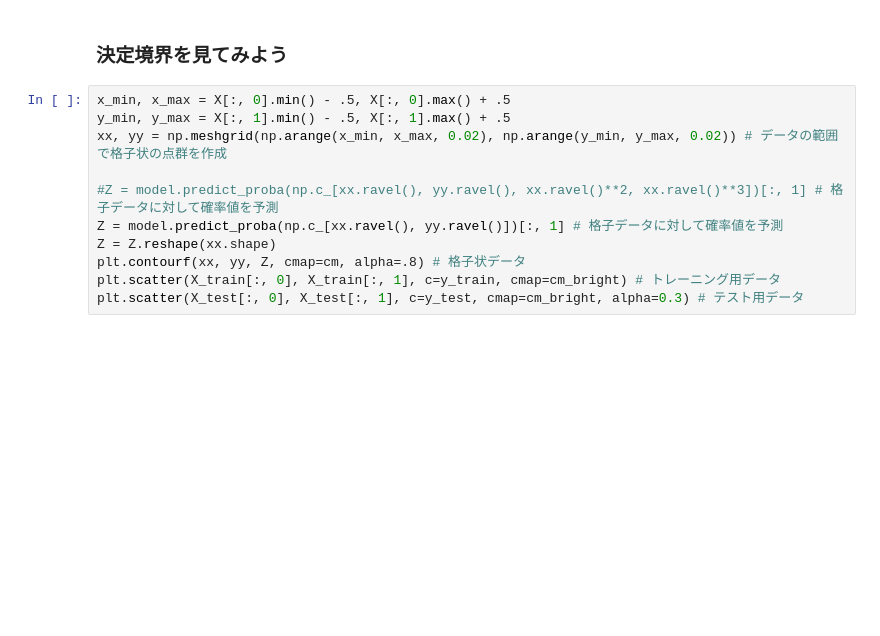
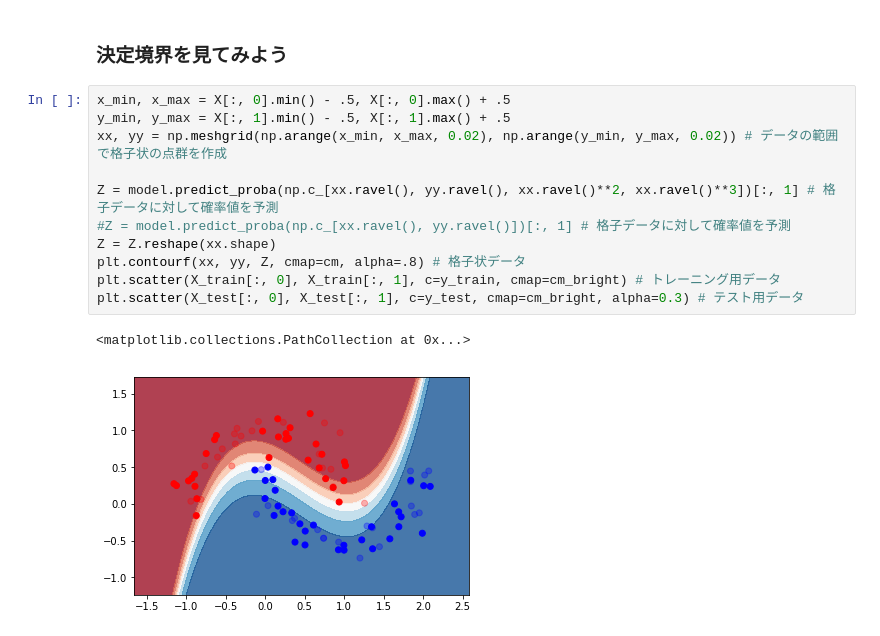
Before and after one commit to machine-learning-learning/learning, a Jupyter notebook: Lecture4/Logistic_Sample.ipynb, the cells around one changed output. Saved outputs shown, nothing was run; the diff lists cells and outputs as text; blank space fills up the shorter version.

```diff
--- a/Lecture4/Logistic_Sample.ipynb
+++ b/Lecture4/Logistic_Sample.ipynb
@@ -69,11 +91,14 @@ print(f"score: {score}")
 # %%
 x_min, x_max = X[:, 0].min() - .5, X[:, 0].max() + .5
 y_min, y_max = X[:, 1].min() - .5, X[:, 1].max() + .5
 xx, yy = np.meshgrid(np.arange(x_min, x_max, 0.02), np.arange(y_min, y_max, 0.02)) # データの範囲で格子状の点群を作成
 
-#Z = model.predict_proba(np.c_[xx.ravel(), yy.ravel(), xx.ravel()**2, xx.ravel()**3])[:, 1] # 格子データに対して確率値を予測
-Z = model.predict_proba(np.c_[xx.ravel(), yy.ravel()])[:, 1] # 格子データに対して確率値を予測
+Z = model.predict_proba(np.c_[xx.ravel(), yy.ravel(), xx.ravel()**2, xx.ravel()**3])[:, 1] # 格子データに対して確率値を予測
+#Z = model.predict_proba(np.c_[xx.ravel(), yy.ravel()])[:, 1] # 格子データに対して確率値を予測
 Z = Z.reshape(xx.shape)
 plt.contourf(xx, yy, Z, cmap=cm, alpha=.8) # 格子状データ
 plt.scatter(X_train[:, 0], X_train[:, 1], c=y_train, cmap=cm_bright) # トレーニング用データ
 plt.scatter(X_test[:, 0], X_test[:, 1], c=y_test, cmap=cm_bright, alpha=0.3) # テスト用データ
+# %% [output]
+<matplotlib.collections.PathCollection at 0x...>
+[figure, added]
```
Also changed, not shown: parts of 9 cells of this notebook, 1 other file.
